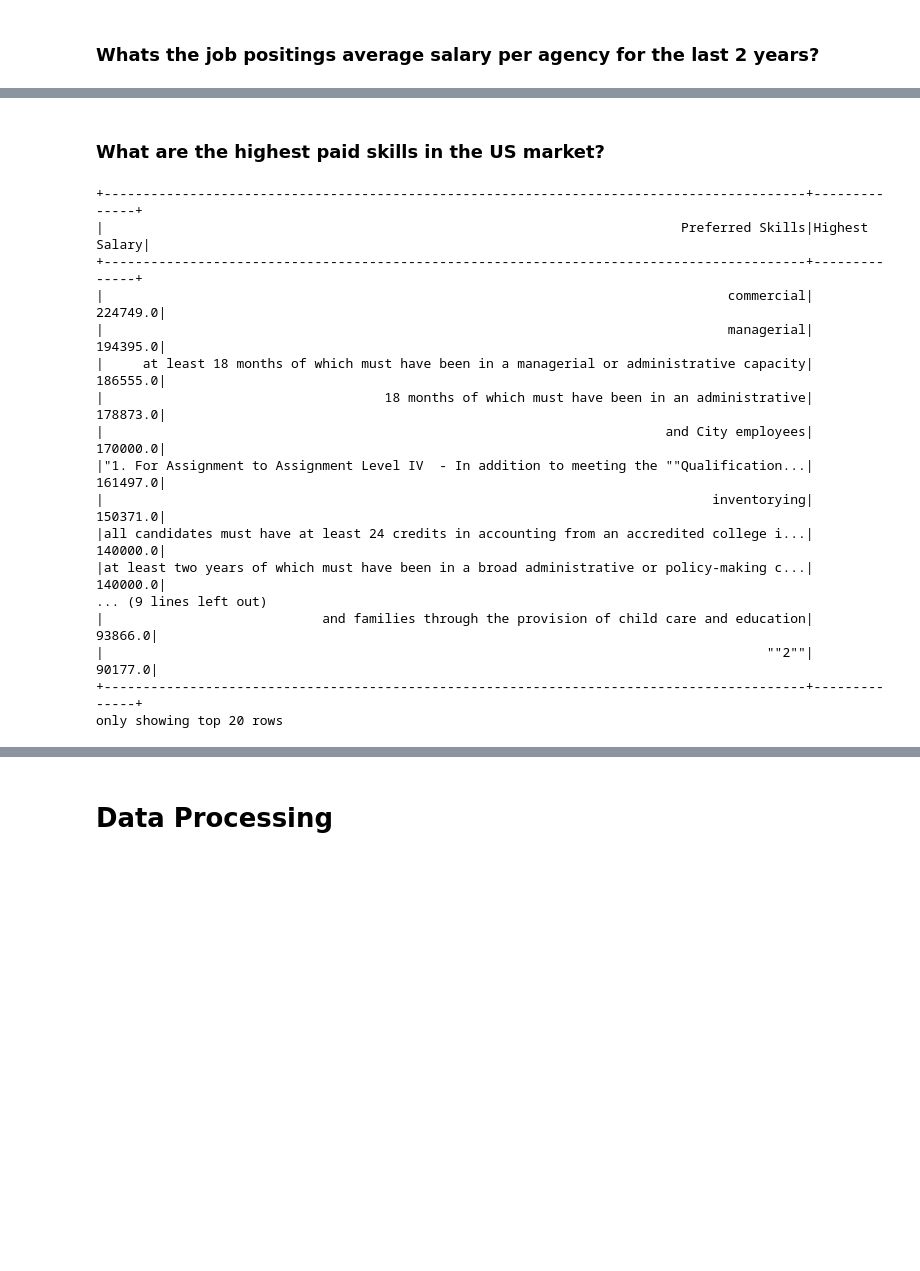
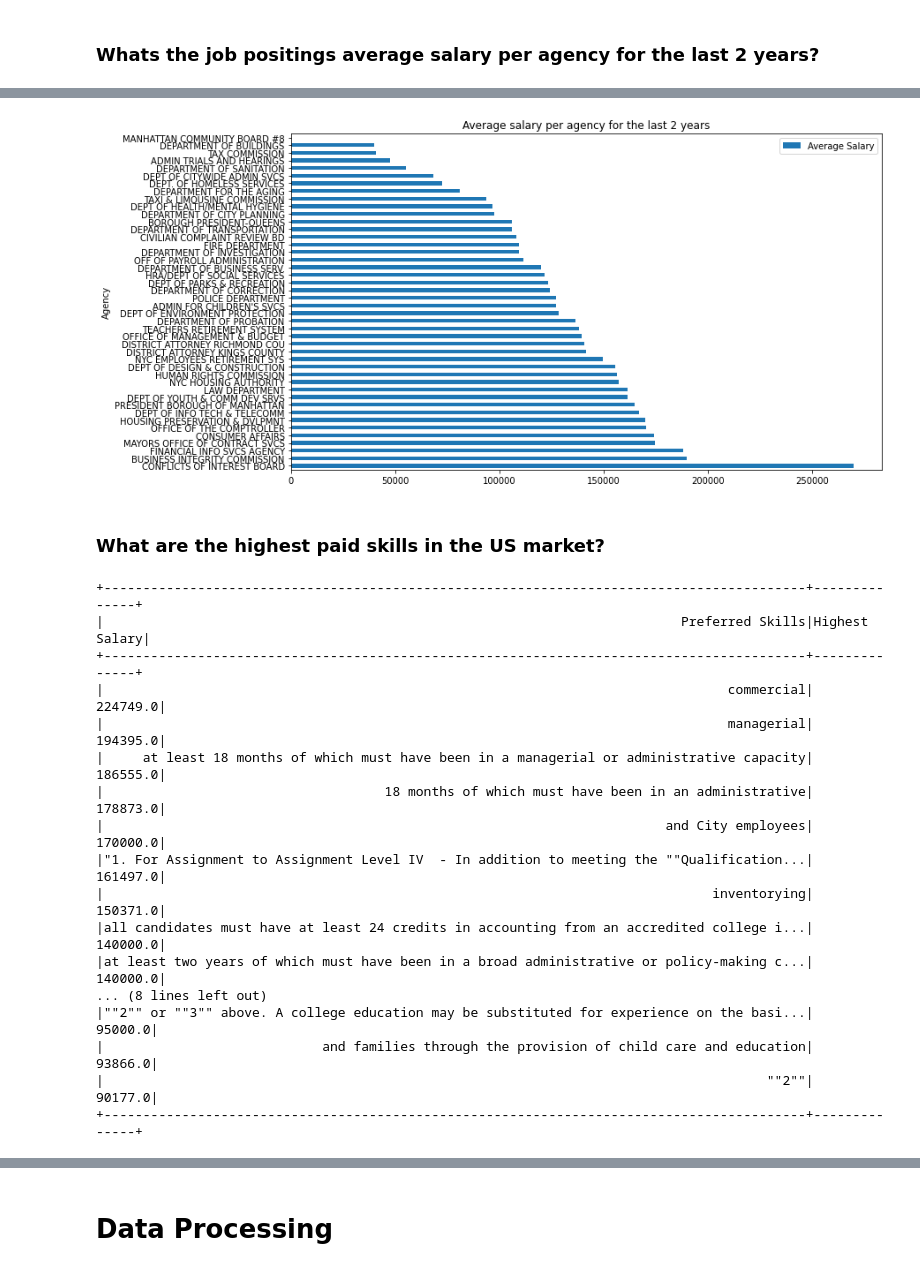
Before and after one commit to AndrewEzeamama/EmiratesNBD, a Jupyter notebook: jupyter/notebook/assesment_notebook.ipynb, the cells around one changed output, grey strips where cells are left out. Saved outputs shown, nothing was run; the diff lists cells and outputs as text; code cells hidden in the pictures; blank space fills up the shorter version.

```diff
--- a/jupyter/notebook/assesment_notebook.ipynb
+++ b/jupyter/notebook/assesment_notebook.ipynb
@@ -317,23 +371,2 @@ highest_salary = highest_salary.toPandas() \
 # %% [markdown]
 ### Whats the job positings average salary per agency for the last 2 years?
-# %%
-# Select the relevant columns
-df = df.select("Agency", "Salary Range To","Salary Range From", "Posting Date")
-
-# convert Posting Date column to date datatype
-df = df.withColumn("Posting Date", to_date(col("Posting Date"), "yyyy/MM/dd"))
-
-# Filter the dataframe to only include records from the last 2 years
-last_2years = df.filter(year("Posting Date") >=  year(current_date()) - 2)
-
-last_2years.show()
-
-# Aggregate data by agency and job position and calculate the average salary
-highest_salary = last_2years.groupBy("Agency").agg(max("Salary Range From").alias("Highest Salary"))
-
-# Display the results
-highest_salary.show()
-
-# average_salary_agency_last_two_years.show()
-
-# There's no record returned becuase the latest date is 2019 while the current year is 2023
@@ -349,0 +373,17 @@ highest_salary.show()
+# %%
+#df = df.withColumn("Posting Date", to_date(col("Posting Date"), "yyyy-MM-dd"))
+
+last_2years = df.select(year(max("Posting Date"))).collect()[0][0]
+
+# Selecting relevant columns and filtering for the last 2 years
+df = df.select("Agency", "Salary Range To","Salary Range From", "Posting Date") \
+       .filter(year("Posting Date") >= last_2years-2)
+
+# Computing the average salary per agency and orderBy "Average Salary" column
+avg_salary = df.groupBy("Agency") \
+               .agg(round(avg(col("Salary Range From") + col("Salary Range To"))) \
+               .alias("Average Salary")) \
+               .orderBy("Average Salary", ascending=False)
+
+# Displaying the results
+avg_salary.show()
@@ -350,3 +408,8 @@ highest_salary.show()
+# %%
+avg_salary = avg_salary.toPandas() \
+        .plot(kind="barh", title ="Average salary per agency for the last 2 years" , x="Agency", y="Average Salary", figsize=(12, 7))
+# %% [output]
+[figure, added]
 # %% [markdown]
 ### What are the highest paid skills in the US market?
 # %%
@@ -362,7 +425,7 @@ highest_paid_skills = highest_paid_skills.groupBy("Preferred Skills").max("Salar
                         .sort("Highest Salary", ascending=False)
 
 # show the result
-highest_paid_skills.show(truncate=90)
+highest_paid_skills.limit(20).show(truncate=90)
 # %% [output]
 +------------------------------------------------------------------------------------------+--------------+
 |                                                                          Preferred Skills|Highest Salary|
@@ -376,8 +439,8 @@ highest_paid_skills.show(truncate=90)
 |                                                                              inventorying|      150371.0|
 |all candidates must have at least 24 credits in accounting from an accredited college i...|      140000.0|
 |at least two years of which must have been in a broad administrative or policy-making c...|      140000.0|
-... (9 lines left out)
+... (8 lines left out)
+|""2"" or ""3"" above. A college education may be substituted for experience on the basi...|       95000.0|
 |                            and families through the provision of child care and education|       93866.0|
 |                                                                                     ""2""|       90177.0|
 +------------------------------------------------------------------------------------------+--------------+
-only showing top 20 rows
```
Also changed, not shown: parts of 17 cells of this notebook.
